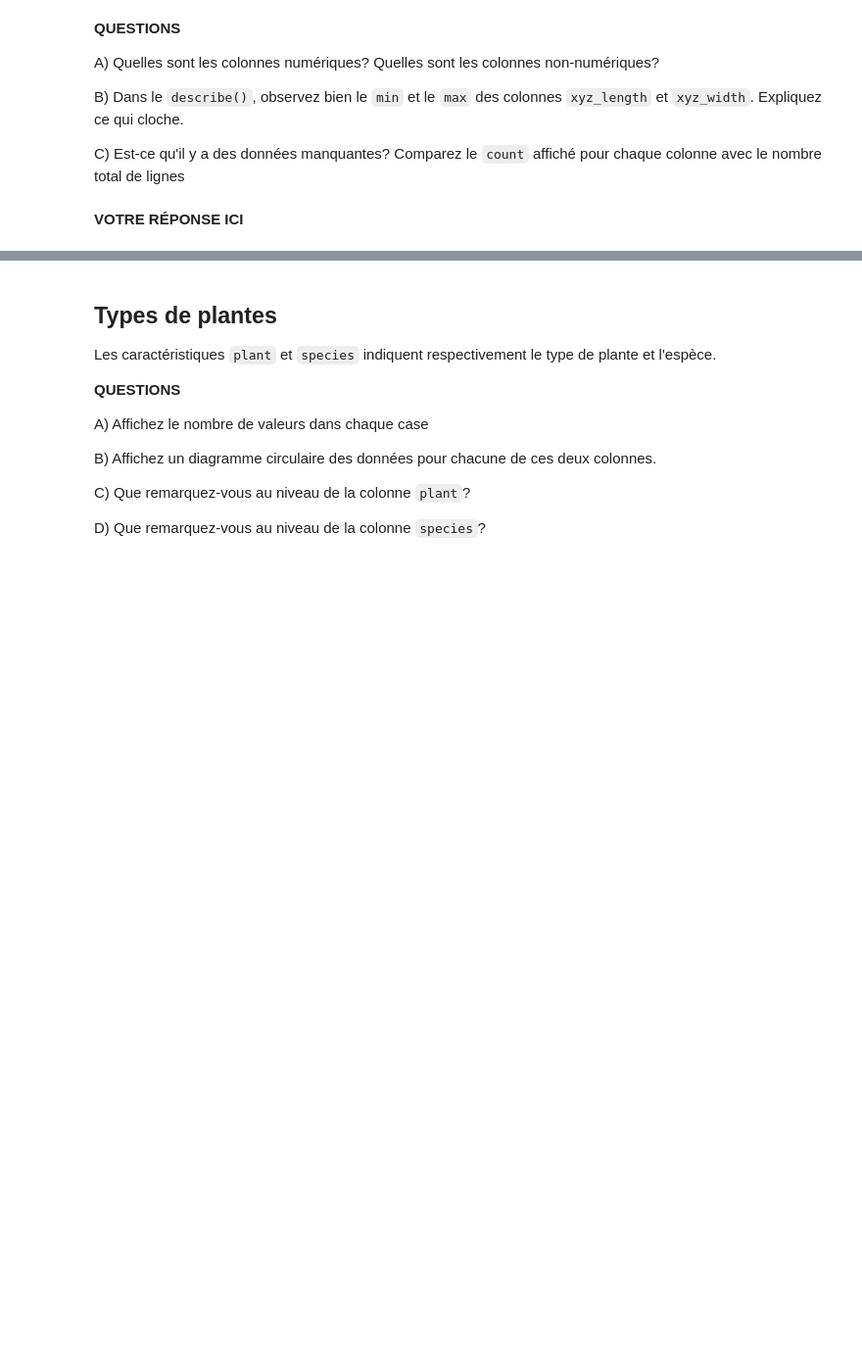
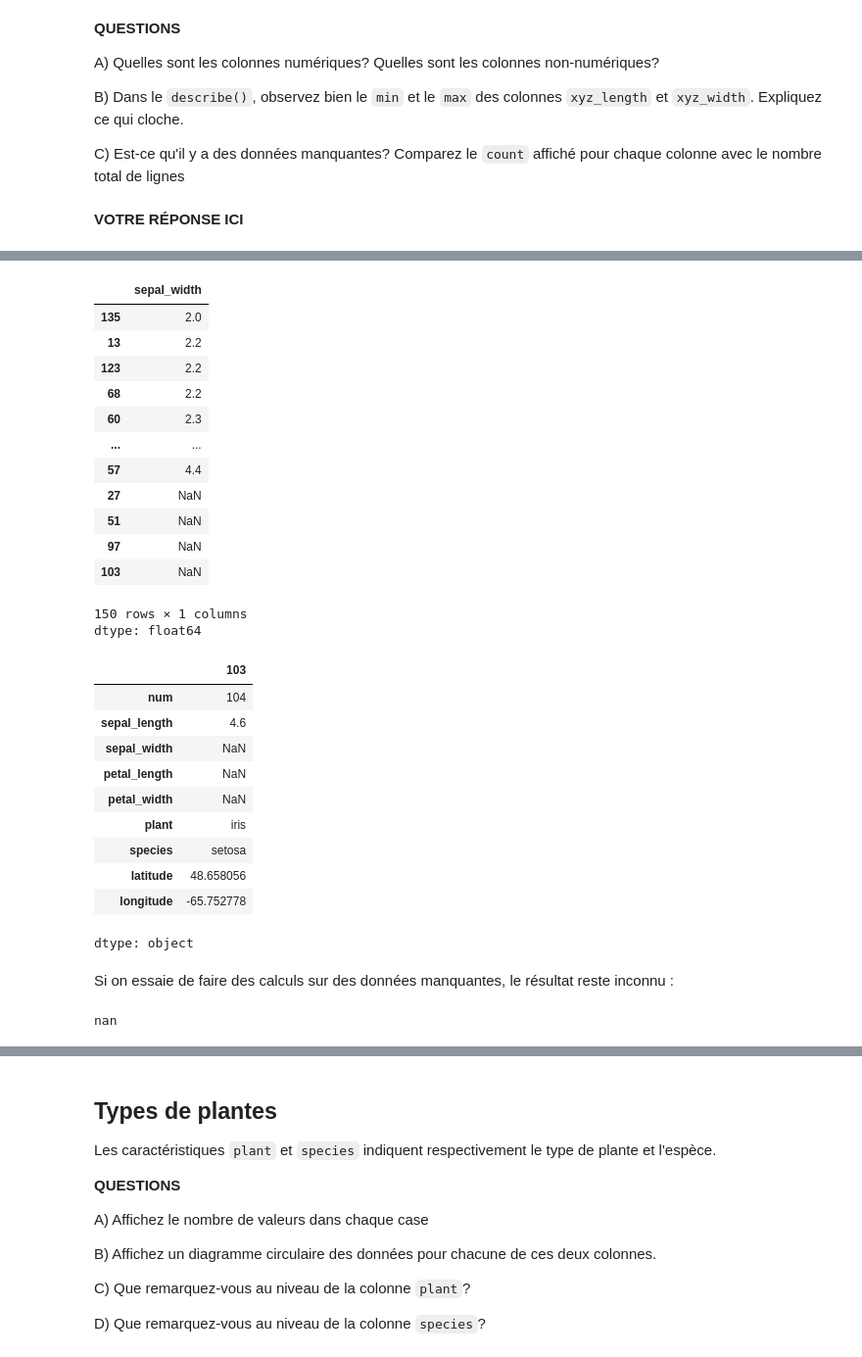
Before and after one commit to 316k/notebooks-cf1, a Jupyter notebook: exercices/04_Pandas2_StatistiquesSimples.ipynb, the cells around one changed output, grey strips where cells are left out. Shown at 98% size. Drawn from its saved outputs; the diff is of its cells as text; code cells hidden in the pictures; blank space fills up the shorter version.

```diff
--- a/exercices/04_Pandas2_StatistiquesSimples.ipynb
+++ b/exercices/04_Pandas2_StatistiquesSimples.ipynb
@@ -46 +54,40 @@ C) Est-ce qu'il y a des données manquantes? Comparez le `count` affiché pour c
+# %%
+display(iris.sepal_width.sort_values())
+
+# L'observation #103 a des données manquantes:
+display(iris.loc[103])
+# %% [output]
+|  | sepal_width |
+| 135 | 2.0 |
+| 13 | 2.2 |
+| 123 | 2.2 |
+| 68 | 2.2 |
+| 60 | 2.3 |
+| ... | ... |
+| 57 | 4.4 |
+| 27 | NaN |
+| 51 | NaN |
+| 97 | NaN |
+| 103 | NaN |
+150 rows × 1 columns
+dtype: float64
+|  | 103 |
+| num | 104 |
+| sepal_length | 4.6 |
+| sepal_width | NaN |
+| petal_length | NaN |
+| petal_width | NaN |
+| plant | iris |
+| species | setosa |
+| latitude | 48.658056 |
+| longitude | -65.752778 |
+dtype: object
+# %% [markdown]
+Si on essaie de faire des calculs sur des données manquantes, le résultat reste inconnu :
+# %%
+ligne_avec_inconnues = iris.loc[103]
+
+print(ligne_avec_inconnues.petal_length + 10)
+# %% [output]
+nan
 # %% [markdown]
```
Also changed, not shown: parts of 8 cells of this notebook, 6 other files.
